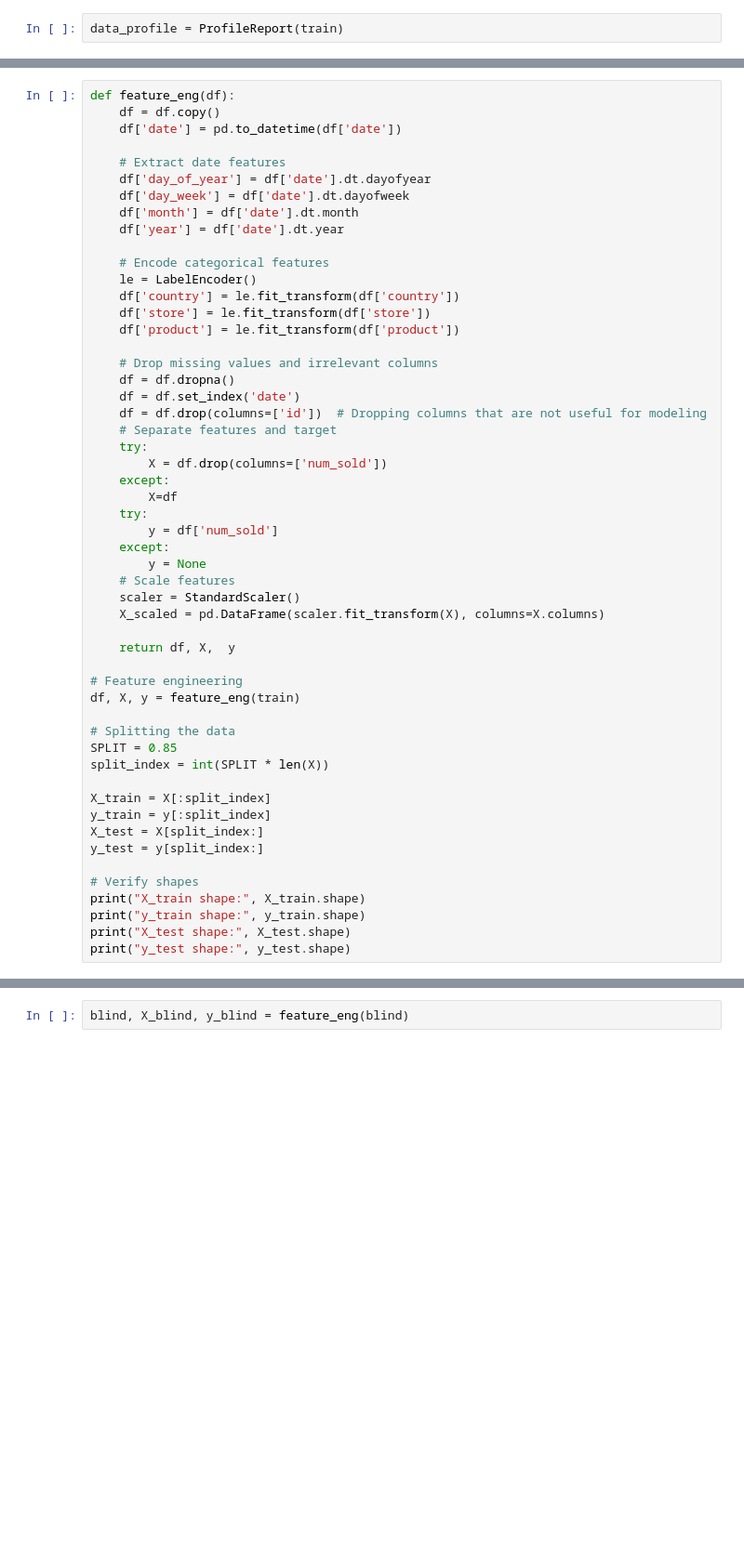
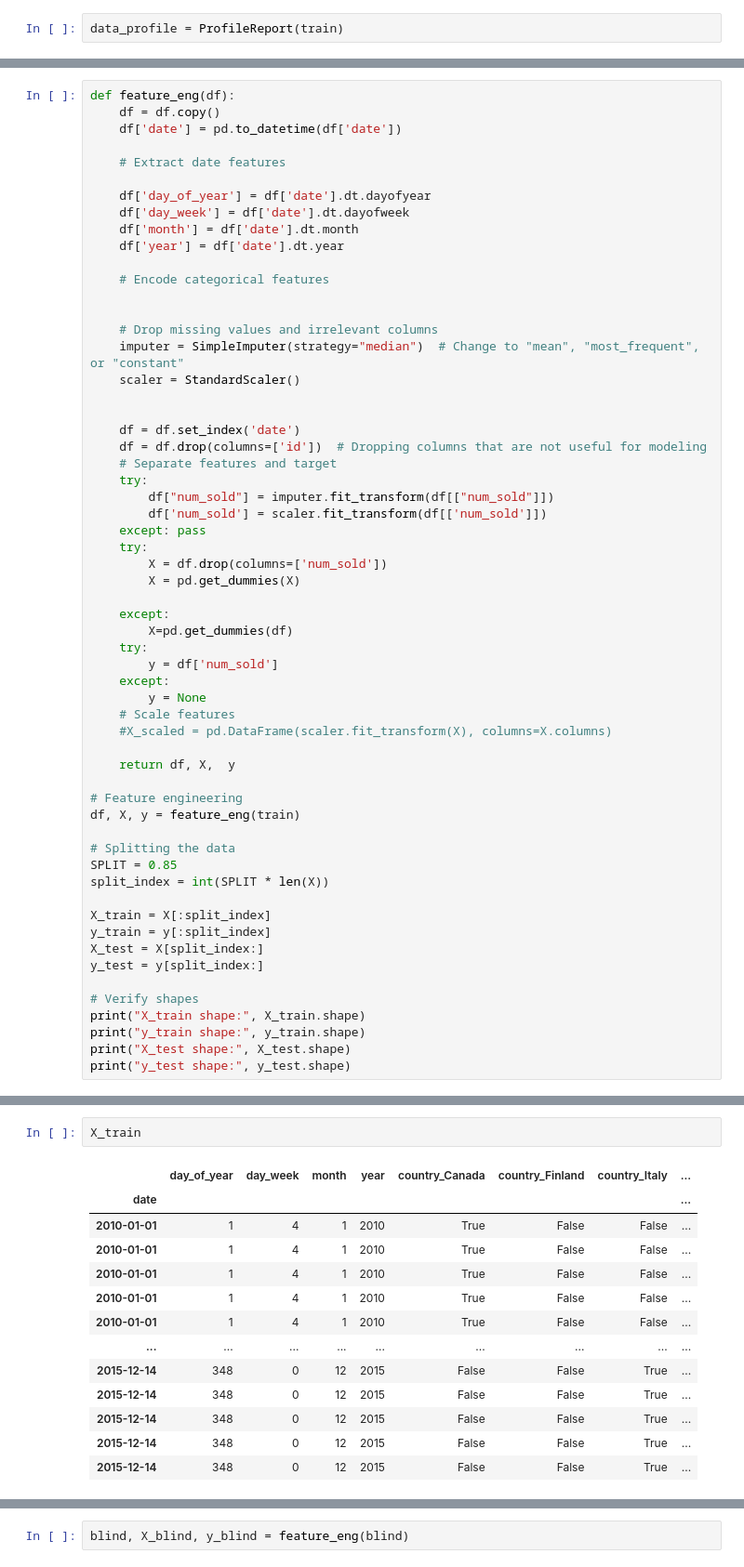
Before and after one commit to leonardosor/kaggle_comp, a Jupyter notebook: data/s5_e1_model.ipynb, the cells around one changed output, grey strips where cells are left out. Shown at 93% size. Cells and saved outputs as stored; diff of their text form; blank space fills up the shorter version.

```diff
--- a/data/s5_e1_model.ipynb
+++ b/data/s5_e1_model.ipynb
@@ -37,33 +54,39 @@ def feature_eng(df):
     df['date'] = pd.to_datetime(df['date'])
 
     # Extract date features
+
     df['day_of_year'] = df['date'].dt.dayofyear
     df['day_week'] = df['date'].dt.dayofweek
     df['month'] = df['date'].dt.month
     df['year'] = df['date'].dt.year
 
     # Encode categorical features
-    le = LabelEncoder()
-    df['country'] = le.fit_transform(df['country'])
-    df['store'] = le.fit_transform(df['store'])
-    df['product'] = le.fit_transform(df['product'])
+
 
     # Drop missing values and irrelevant columns
-    df = df.dropna()
+    imputer = SimpleImputer(strategy="median")  # Change to "mean", "most_frequent", or "constant"
+    scaler = StandardScaler()
+
+
     df = df.set_index('date')
     df = df.drop(columns=['id'])  # Dropping columns that are not useful for modeling
     # Separate features and target
     try:
+        df["num_sold"] = imputer.fit_transform(df[["num_sold"]])
+        df['num_sold'] = scaler.fit_transform(df[['num_sold']])
+    except: pass
+    try:
         X = df.drop(columns=['num_sold'])
+        X = pd.get_dummies(X)
+
     except:
-        X=df
+        X=pd.get_dummies(df)
     try:
         y = df['num_sold']
     except:
         y = None
     # Scale features
-    scaler = StandardScaler()
-    X_scaled = pd.DataFrame(scaler.fit_transform(X), columns=X.columns)
+    #X_scaled = pd.DataFrame(scaler.fit_transform(X), columns=X.columns)
 
     return df, X,  y
 
@@ -91,0 +121,16 @@ y_test shape: (33189,)
+# %%
+X_train
+# %% [output]
+|  | day_of_year | day_week | month | year | country_Canada | country_Finland | country_Italy | ... |
+| date |  |  |  |  |  |  |  | ... |
+| 2010-01-01 | 1 | 4 | 1 | 2010 | True | False | False | ... |
+| 2010-01-01 | 1 | 4 | 1 | 2010 | True | False | False | ... |
+| 2010-01-01 | 1 | 4 | 1 | 2010 | True | False | False | ... |
+| 2010-01-01 | 1 | 4 | 1 | 2010 | True | False | False | ... |
+| 2010-01-01 | 1 | 4 | 1 | 2010 | True | False | False | ... |
+| ... | ... | ... | ... | ... | ... | ... | ... | ... |
+| 2015-12-14 | 348 | 0 | 12 | 2015 | False | False | True | ... |
+| 2015-12-14 | 348 | 0 | 12 | 2015 | False | False | True | ... |
+| 2015-12-14 | 348 | 0 | 12 | 2015 | False | False | True | ... |
+| 2015-12-14 | 348 | 0 | 12 | 2015 | False | False | True | ... |
+| 2015-12-14 | 348 | 0 | 12 | 2015 | False | False | True | ... |
```
Also changed, not shown: parts of 21 cells of this notebook, 5 other files.
